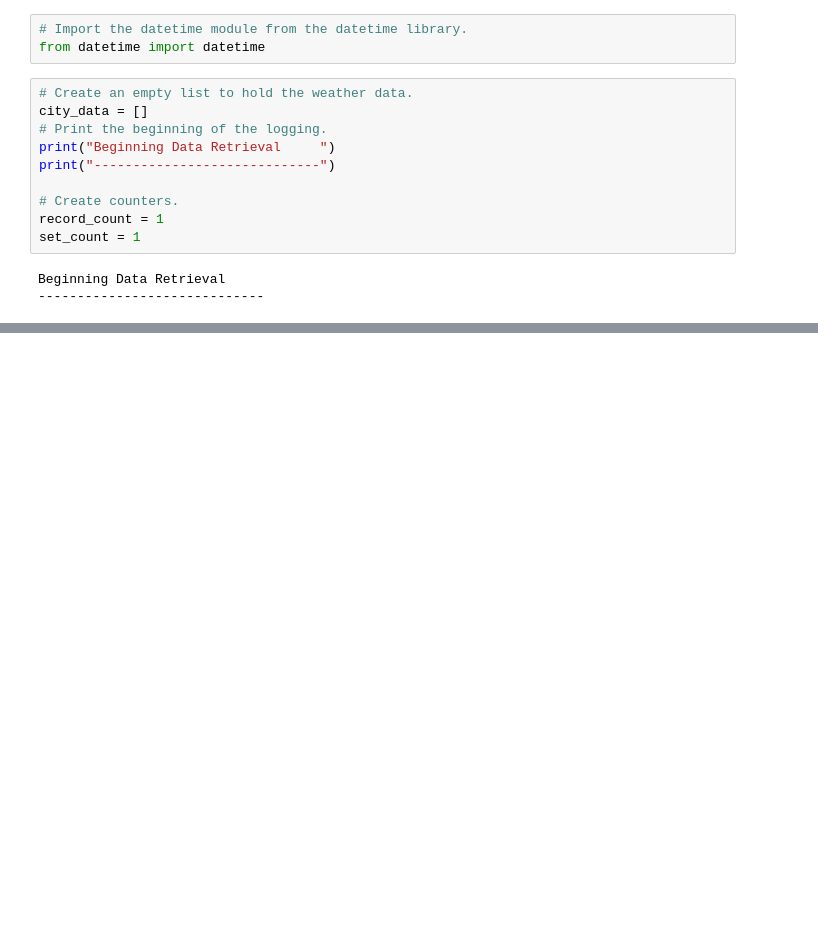
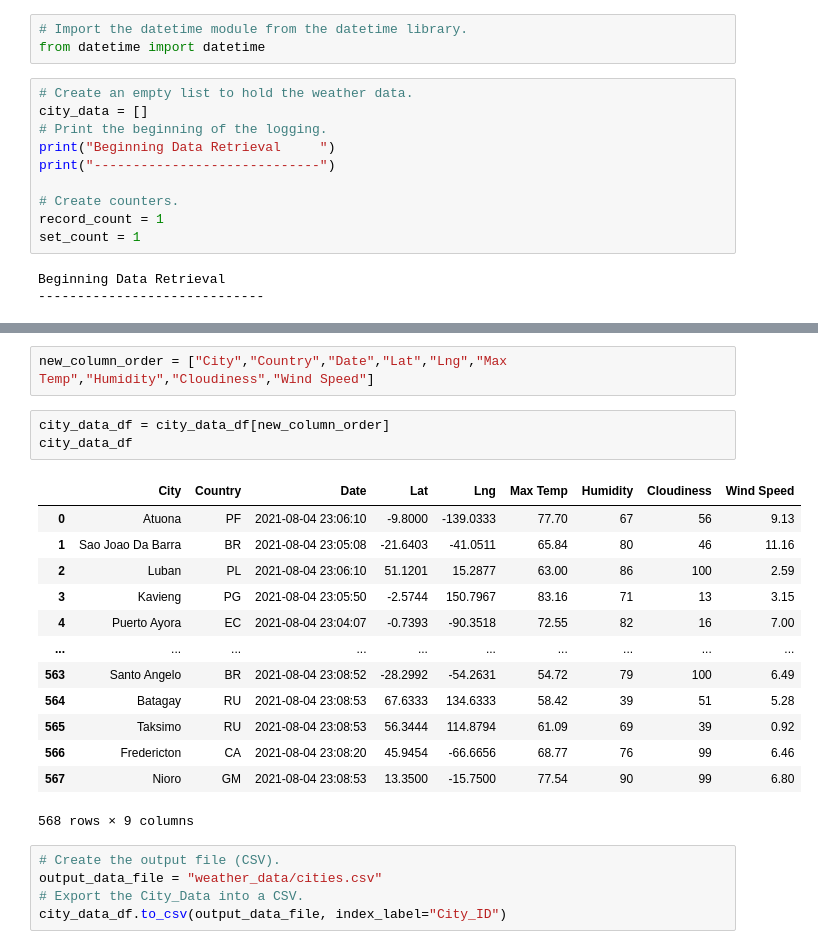
Before and after one commit to WilliamBHW/World_Weather_Analysis, a Jupyter notebook: WeatherPy.ipynb, the cells around one changed output, grey strips where cells are left out. Drawn from its saved outputs; the diff is of its cells as text; blank space fills up the shorter version.

Commit message:
weather data with csv created.

```diff
--- a/WeatherPy.ipynb
+++ b/WeatherPy.ipynb
@@ -127,0 +185,24 @@ city_data_df.head(10)
+# %%
+new_column_order = ["City","Country","Date","Lat","Lng","Max Temp","Humidity","Cloudiness","Wind Speed"]
+# %%
+city_data_df = city_data_df[new_column_order]
+city_data_df
+# %% [output]
+|  | City | Country | Date | Lat | Lng | Max Temp | Humidity | Cloudiness | Wind Speed |
+| 0 | Atuona | PF | 2021-08-04 23:06:10 | -9.8000 | -139.0333 | 77.70 | 67 | 56 | 9.13 |
+| 1 | Sao Joao Da Barra | BR | 2021-08-04 23:05:08 | -21.6403 | -41.0511 | 65.84 | 80 | 46 | 11.16 |
+| 2 | Luban | PL | 2021-08-04 23:06:10 | 51.1201 | 15.2877 | 63.00 | 86 | 100 | 2.59 |
+| 3 | Kavieng | PG | 2021-08-04 23:05:50 | -2.5744 | 150.7967 | 83.16 | 71 | 13 | 3.15 |
+| 4 | Puerto Ayora | EC | 2021-08-04 23:04:07 | -0.7393 | -90.3518 | 72.55 | 82 | 16 | 7.00 |
+| ... | ... | ... | ... | ... | ... | ... | ... | ... | ... |
+| 563 | Santo Angelo | BR | 2021-08-04 23:08:52 | -28.2992 | -54.2631 | 54.72 | 79 | 100 | 6.49 |
+| 564 | Batagay | RU | 2021-08-04 23:08:53 | 67.6333 | 134.6333 | 58.42 | 39 | 51 | 5.28 |
+| 565 | Taksimo | RU | 2021-08-04 23:08:53 | 56.3444 | 114.8794 | 61.09 | 69 | 39 | 0.92 |
+| 566 | Fredericton | CA | 2021-08-04 23:08:20 | 45.9454 | -66.6656 | 68.77 | 76 | 99 | 6.46 |
+| 567 | Nioro | GM | 2021-08-04 23:08:53 | 13.3500 | -15.7500 | 77.54 | 90 | 99 | 6.80 |
+568 rows × 9 columns
+# %%
+# Create the output file (CSV).
+output_data_file = "weather_data/cities.csv"
+# Export the City_Data into a CSV.
+city_data_df.to_csv(output_data_file, index_label="City_ID")
```
Also changed, not shown: parts of 9 cells of this notebook, 4 other files.
